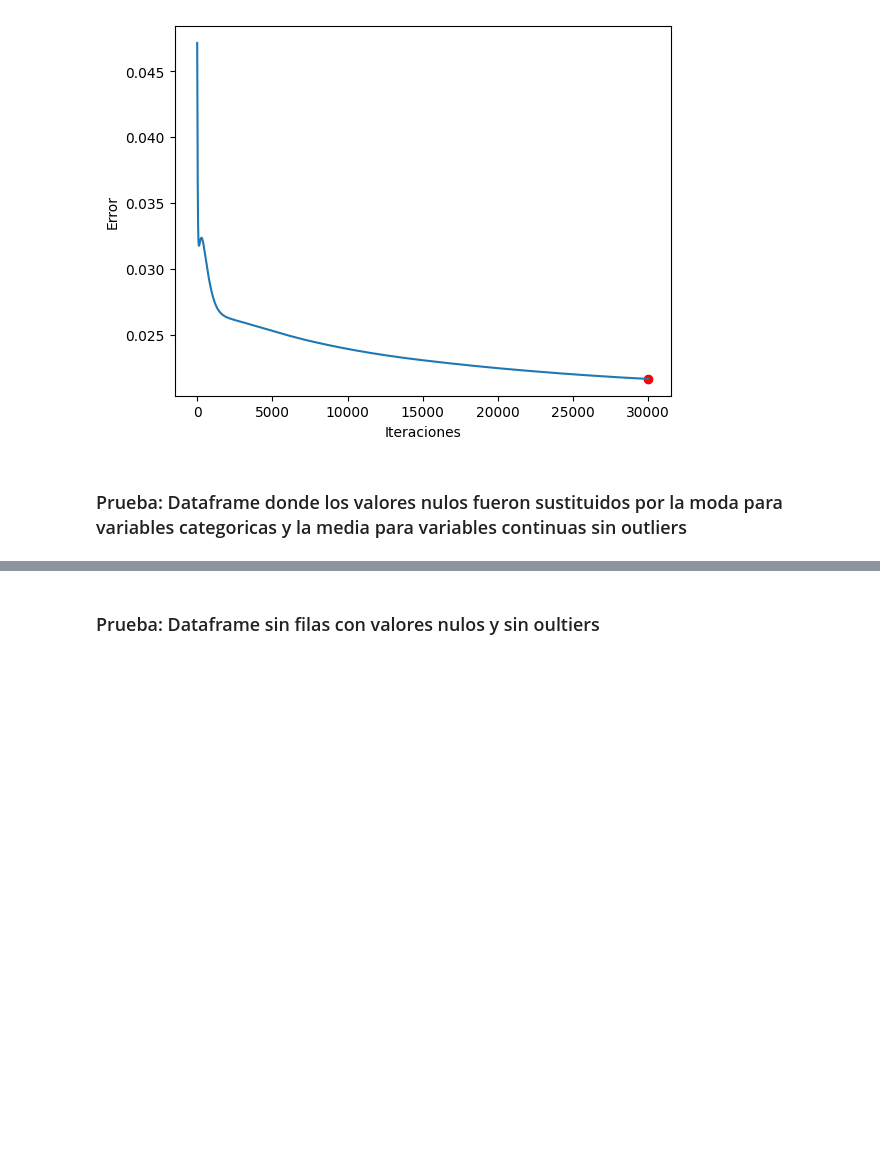
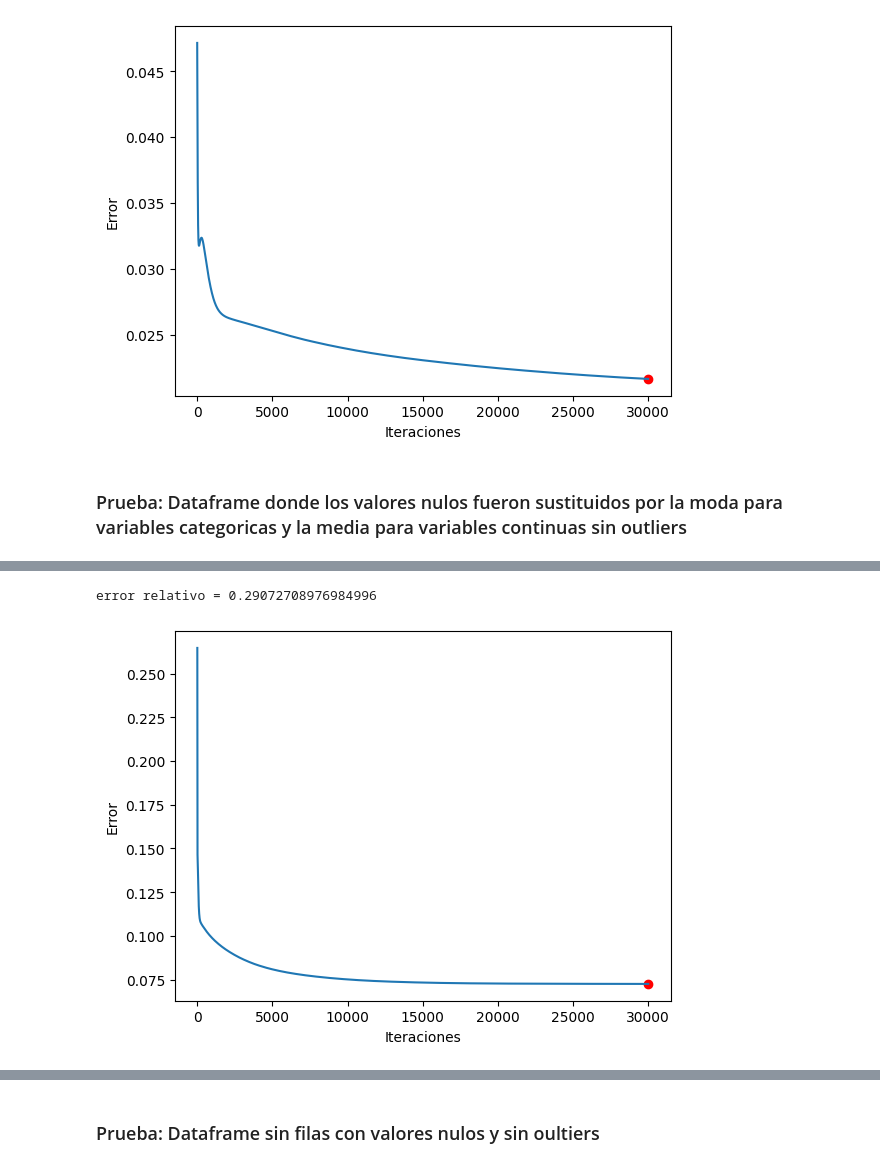
Before and after one commit to Gchaurio/CI5438-Proyecto1, a Jupyter notebook: descenso_gradiente_pruebas.ipynb, the cells around one changed output, grey strips where cells are left out. Cells and saved outputs as stored; diff of their text form; code cells hidden in the pictures; blank space fills up the shorter version.

```diff
--- a/descenso_gradiente_pruebas.ipynb
+++ b/descenso_gradiente_pruebas.ipynb
@@ -83,7 +80,10 @@ m3.plot_error()
 # %%
 m3_1 = Model(df3, "Price", cols)
 m3_1.train(learning_rate=0.01, iters=30000)
-m3_1.plot_error()
+m3_1.plot_error("car_data_fill_na_no_outliers_0.01.png")
+# %% [output]
+error relativo = 0.29072708976984996
+[figure, added]
 # %%
 m3_2 = Model(df3, "Price", cols)
 m3_2.train(learning_rate=0.001, iters=30000)
```
Also changed, not shown: parts of 11 cells of this notebook, 14 other files.
